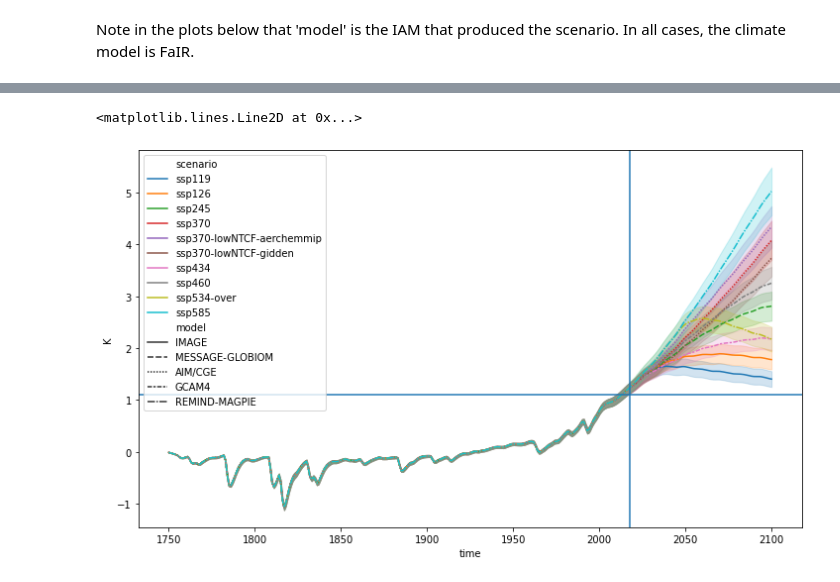
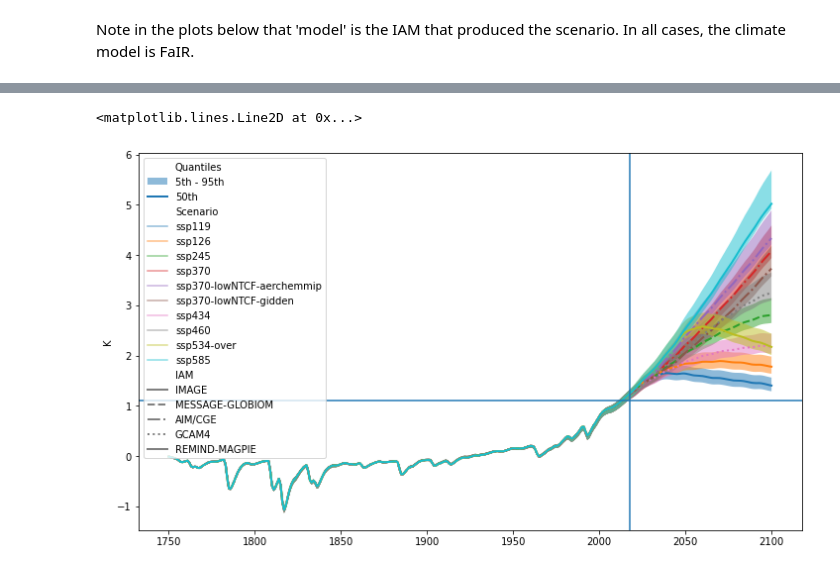
Before and after one commit to openscm/openscm-runner, a Jupyter notebook: notebooks/run-fair.ipynb, the cells around one changed output, grey strips where cells are left out. Cells and saved outputs as stored; diff of their text form; code cells hidden in the pictures.

```diff
--- a/notebooks/run-fair.ipynb
+++ b/notebooks/run-fair.ipynb
@@ -98,14 +97,23 @@ x.get_unique_meta("climate_model", no_duplicates=True)
+# %%
+plot_kwargs = dict(
+    quantiles_plumes=[((0.05, 0.95), 0.5), ((0.5,), 1.0)],
+    quantile_over="run_id",
+    hue_var="scenario",
+    style_var="model",
+    style_label="IAM",
+    time_axis="year",
+)
 # %%
 # NBVAL_IGNORE_OUTPUT
 ax = plt.figure(figsize=(12, 7)).add_subplot(111)
-x.filter(variable="Surface Air Temperature Change").lineplot(
-    hue="scenario", style="model", ax=ax, time_axis="year"
+x.filter(variable="Surface Air Temperature Change").plumeplot(
+    ax=ax, **plot_kwargs
 )
 ax.axhline(1.1)
 ax.axvline(2018)
 # %% [output]
 <matplotlib.lines.Line2D at 0x...>
-[figure, old version]
+[figure, new version]
 # %%
 # NBVAL_IGNORE_OUTPUT
 ax = plt.figure(figsize=(12, 7)).add_subplot(111)
```
Also changed, not shown: parts of 14 cells of this notebook, 6 other files.
